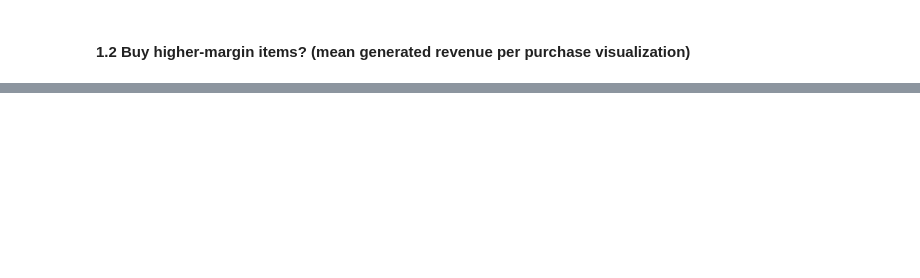
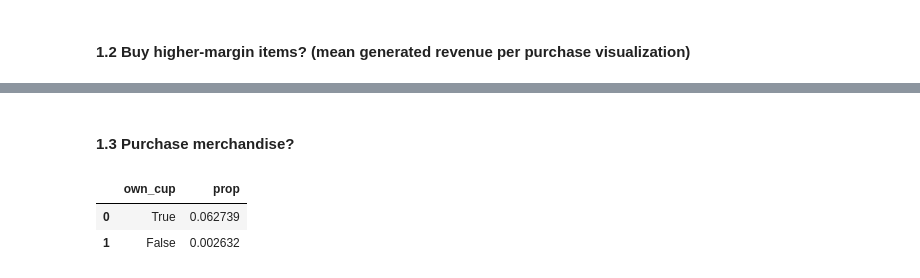
Before and after one commit to jentsang/wids-datathon, a Jupyter notebook: jessie_analysis.ipynb, the cells around one changed output, grey strips where cells are left out. Saved outputs shown, nothing was run; the diff lists cells and outputs as text; code cells hidden in the pictures; blank space fills up the shorter version.

```diff
--- a/jessie_analysis.ipynb
+++ b/jessie_analysis.ipynb
@@ -192,3 +195,27 @@ mean_revenue_viz.resolve_scale(
 )
 # %% [output]
 [interactive output not drawn]
+# %% [markdown]
+#### 1.3 Purchase merchandise?
+# %%
+prop_own_cup_customer_buy_merchandise = (
+    len(own_cup_customer_sales[own_cup_customer_sales['item_type'] == 'Merchandise']['customer_id']
+        .unique()
+        .tolist()) / len(own_cup_customer_list)
+)
+prop_buy_cup_customer_buy_merchandise = (
+    len(buy_cup_customer_sales[buy_cup_customer_sales['item_type'] == 'Merchandise']['customer_id']
+        .unique()
+        .tolist()) / len(buy_cup_customer_list)
+)
+# %%
+prop_customer_buy_merchandise_df = pd.DataFrame({
+    "own_cup": [True, False],
+    "prop": [prop_own_cup_customer_buy_merchandise,
+             prop_buy_cup_customer_buy_merchandise]
+})
+prop_customer_buy_merchandise_df
+# %% [output]
+|  | own_cup | prop |
+| 0 | True | 0.062739 |
+| 1 | False | 0.002632 |
```
Also changed, not shown: parts of 10 cells of this notebook.
